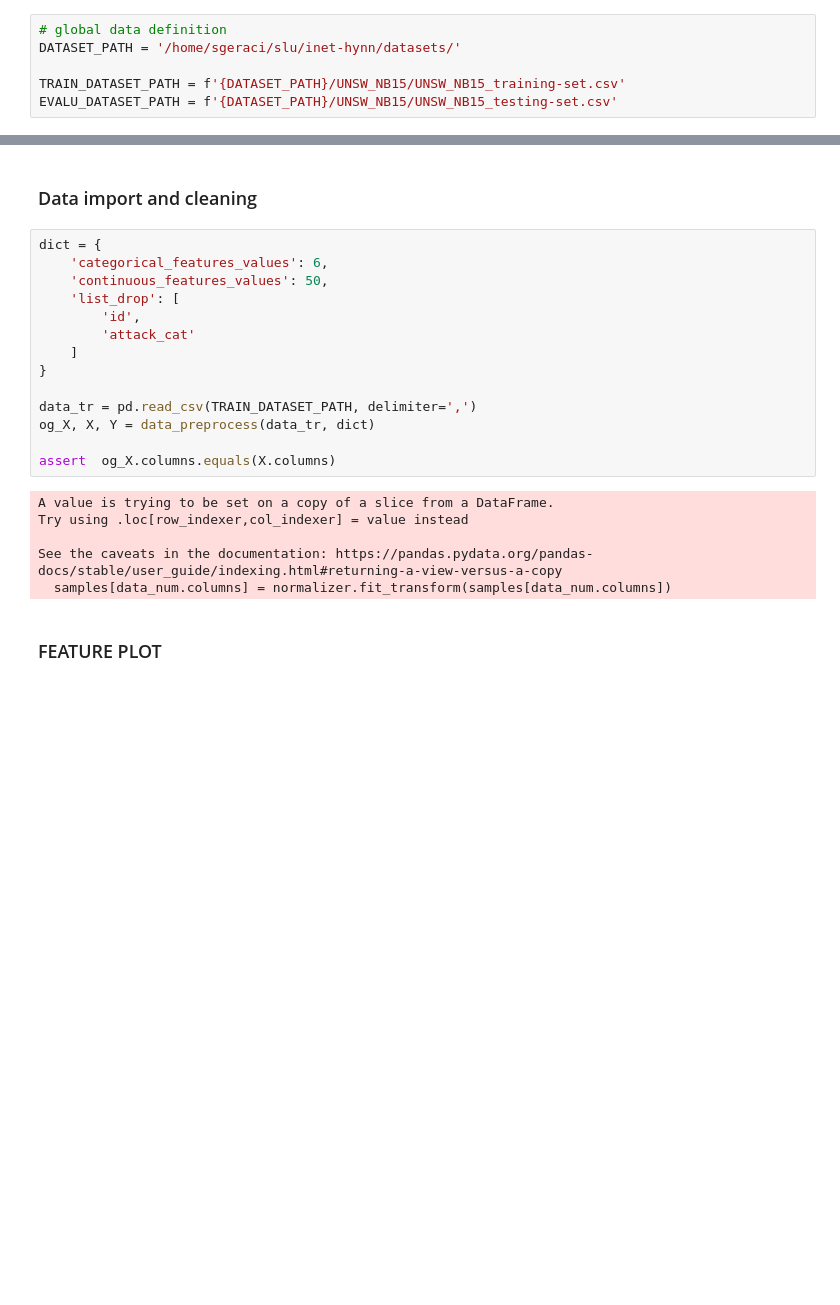
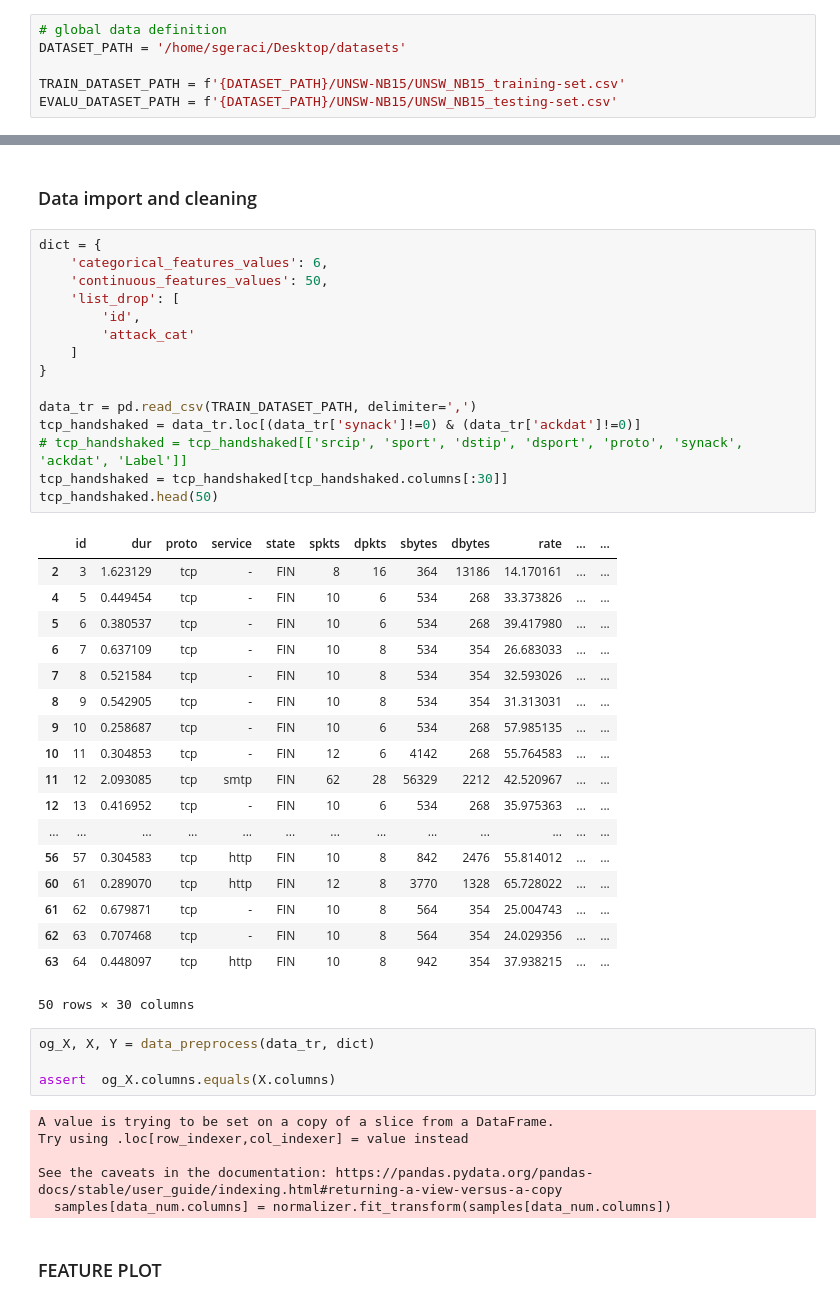
Before and after one commit to ModithaLekkala/-AI-Capstone-, a Jupyter notebook: pysrc/UNSW-NB15/nb_UNSW_NB15-feature_analysis.ipynb, the cells around one changed output, grey strips where cells are left out. Cells and saved outputs as stored; diff of their text form; blank space fills up the shorter version.

```diff
--- a/pysrc/UNSW-NB15/nb_UNSW_NB15-feature_analysis.ipynb
+++ b/pysrc/UNSW-NB15/nb_UNSW_NB15-feature_analysis.ipynb
@@ -6,10 +6,10 @@ import matplotlib.pyplot as plt
 from sklearn.preprocessing import StandardScaler, Normalizer, MinMaxScaler
 # %%
 # global data definition
-DATASET_PATH = '/home/sgeraci/slu/inet-hynn/datasets/'
+DATASET_PATH = '/home/sgeraci/Desktop/datasets'
 
-TRAIN_DATASET_PATH = f'{DATASET_PATH}/UNSW_NB15/UNSW_NB15_training-set.csv'
-EVALU_DATASET_PATH = f'{DATASET_PATH}/UNSW_NB15/UNSW_NB15_testing-set.csv'
+TRAIN_DATASET_PATH = f'{DATASET_PATH}/UNSW-NB15/UNSW_NB15_training-set.csv'
+EVALU_DATASET_PATH = f'{DATASET_PATH}/UNSW-NB15/UNSW_NB15_testing-set.csv'
 # %%
 def data_preprocess(rawdata: pd.DataFrame, spec_dict):
     categorical_features_values, continuous_features_values, list_drop = spec_dict.values()
@@ -67,17 +67,41 @@ def data_preprocess(rawdata: pd.DataFrame, spec_dict):
     return og_samples, samples, labels
 # %% [markdown]
 ### Data import and cleaning
+# %%
+dict = {
+    'categorical_features_values': 6,
+    'continuous_features_values': 50,
+    'list_drop': [
+        'id',
+        'attack_cat'
+    ]
+}
+
+data_tr = pd.read_csv(TRAIN_DATASET_PATH, delimiter=',')
+tcp_handshaked = data_tr.loc[(data_tr['synack']!=0) & (data_tr['ackdat']!=0)]
+# tcp_handshaked = tcp_handshaked[['srcip', 'sport', 'dstip', 'dsport', 'proto', 'synack', 'ackdat', 'Label']]
+tcp_handshaked = tcp_handshaked[tcp_handshaked.columns[:30]]
+tcp_handshaked.head(50)
+# %% [output]
+|  | id | dur | proto | service | state | spkts | dpkts | sbytes | dbytes | rate | ... | ... |
+| 2 | 3 | 1.623129 | tcp | - | FIN | 8 | 16 | 364 | 13186 | 14.170161 | ... | ... |
+| 4 | 5 | 0.449454 | tcp | - | FIN | 10 | 6 | 534 | 268 | 33.373826 | ... | ... |
+| 5 | 6 | 0.380537 | tcp | - | FIN | 10 | 6 | 534 | 268 | 39.417980 | ... | ... |
+| 6 | 7 | 0.637109 | tcp | - | FIN | 10 | 8 | 534 | 354 | 26.683033 | ... | ... |
+| 7 | 8 | 0.521584 | tcp | - | FIN | 10 | 8 | 534 | 354 | 32.593026 | ... | ... |
+| 8 | 9 | 0.542905 | tcp | - | FIN | 10 | 8 | 534 | 354 | 31.313031 | ... | ... |
+| 9 | 10 | 0.258687 | tcp | - | FIN | 10 | 6 | 534 | 268 | 57.985135 | ... | ... |
+| 10 | 11 | 0.304853 | tcp | - | FIN | 12 | 6 | 4142 | 268 | 55.764583 | ... | ... |
+| 11 | 12 | 2.093085 | tcp | smtp | FIN | 62 | 28 | 56329 | 2212 | 42.520967 | ... | ... |
+| 12 | 13 | 0.416952 | tcp | - | FIN | 10 | 6 | 534 | 268 | 35.975363 | ... | ... |
+| ... | ... | ... | ... | ... | ... | ... | ... | ... | ... | ... | ... | ... |
+| 56 | 57 | 0.304583 | tcp | http | FIN | 10 | 8 | 842 | 2476 | 55.814012 | ... | ... |
+| 60 | 61 | 0.289070 | tcp | http | FIN | 12 | 8 | 3770 | 1328 | 65.728022 | ... | ... |
+| 61 | 62 | 0.679871 | tcp | - | FIN | 10 | 8 | 564 | 354 | 25.004743 | ... | ... |
+| 62 | 63 | 0.707468 | tcp | - | FIN | 10 | 8 | 564 | 354 | 24.029356 | ... | ... |
+| 63 | 64 | 0.448097 | tcp | http | FIN | 10 | 8 | 942 | 354 | 37.938215 | ... | ... |
+50 rows × 30 columns
 # %%
-dict = {
-    'categorical_features_values': 6,
-    'continuous_features_values': 50,
-    'list_drop': [
-        'id',
-        'attack_cat'
-    ]
-}
-
-data_tr = pd.read_csv(TRAIN_DATASET_PATH, delimiter=',')
 og_X, X, Y = data_preprocess(data_tr, dict)
 
 assert  og_X.columns.equals(X.columns)
```
Also changed, not shown: 15 other files.
